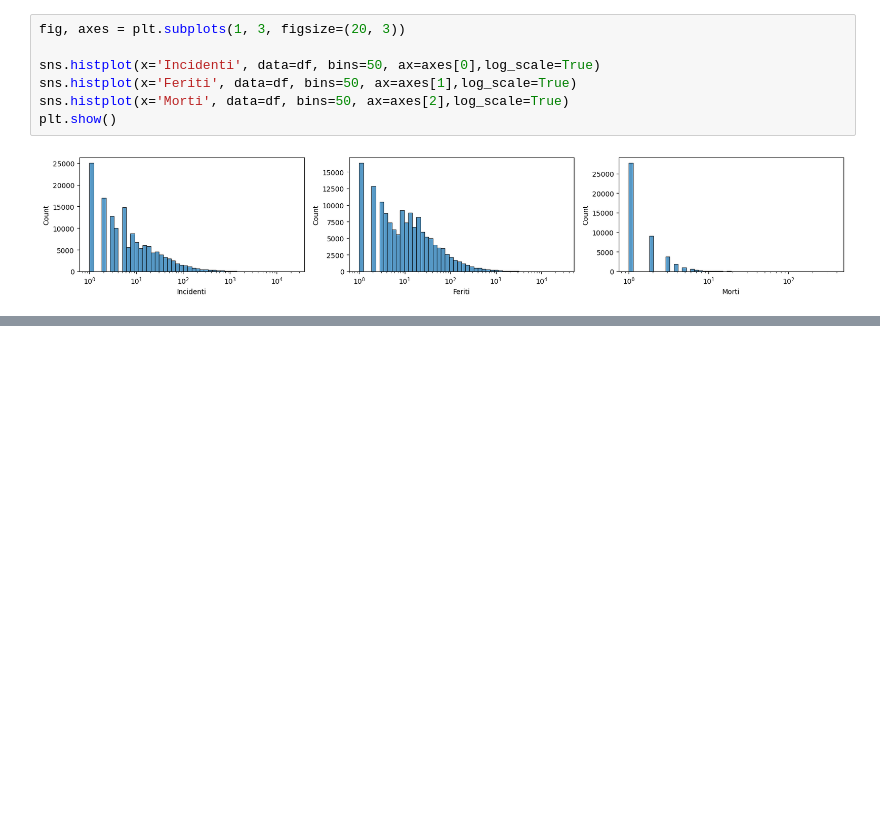
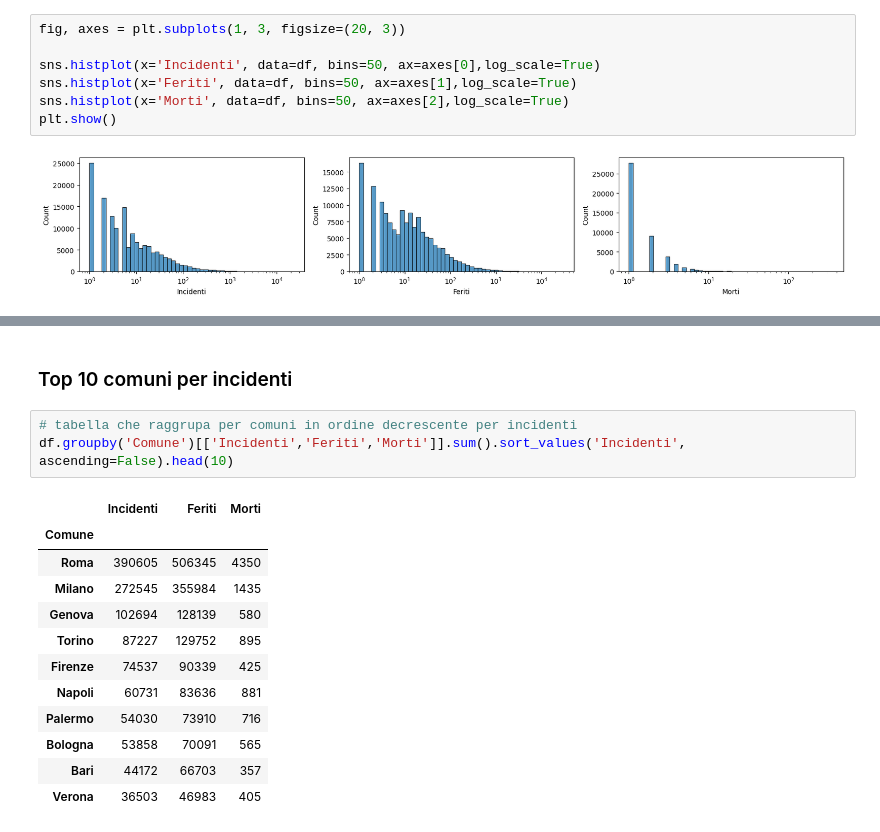
Before and after one commit to gesonbani72-prog/Data-Analytics---Capstone-Project, a Jupyter notebook: analisi_statistica.ipynb, the cells around one changed output, grey strips where cells are left out. Drawn from its saved outputs; the diff is of its cells as text; blank space fills up the shorter version.

```diff
--- a/analisi_statistica.ipynb
+++ b/analisi_statistica.ipynb
@@ -128,0 +169,18 @@ Conclusione: il numero di incidenti sembra attenuarsi su valori bassi per la mag
+# %% [markdown]
+### Top 10 comuni per incidenti
+# %%
+# tabella che raggrupa per comuni in ordine decrescente per incidenti
+df.groupby('Comune')[['Incidenti','Feriti','Morti']].sum().sort_values('Incidenti', ascending=False).head(10)
+# %% [output]
+|  | Incidenti | Feriti | Morti |
+| Comune |  |  |  |
+| Roma | 390605 | 506345 | 4350 |
+| Milano | 272545 | 355984 | 1435 |
+| Genova | 102694 | 128139 | 580 |
+| Torino | 87227 | 129752 | 895 |
+| Firenze | 74537 | 90339 | 425 |
+| Napoli | 60731 | 83636 | 881 |
+| Palermo | 54030 | 73910 | 716 |
+| Bologna | 53858 | 70091 | 565 |
+| Bari | 44172 | 66703 | 357 |
+| Verona | 36503 | 46983 | 405 |
```
Also changed, not shown: parts of 18 cells of this notebook.
